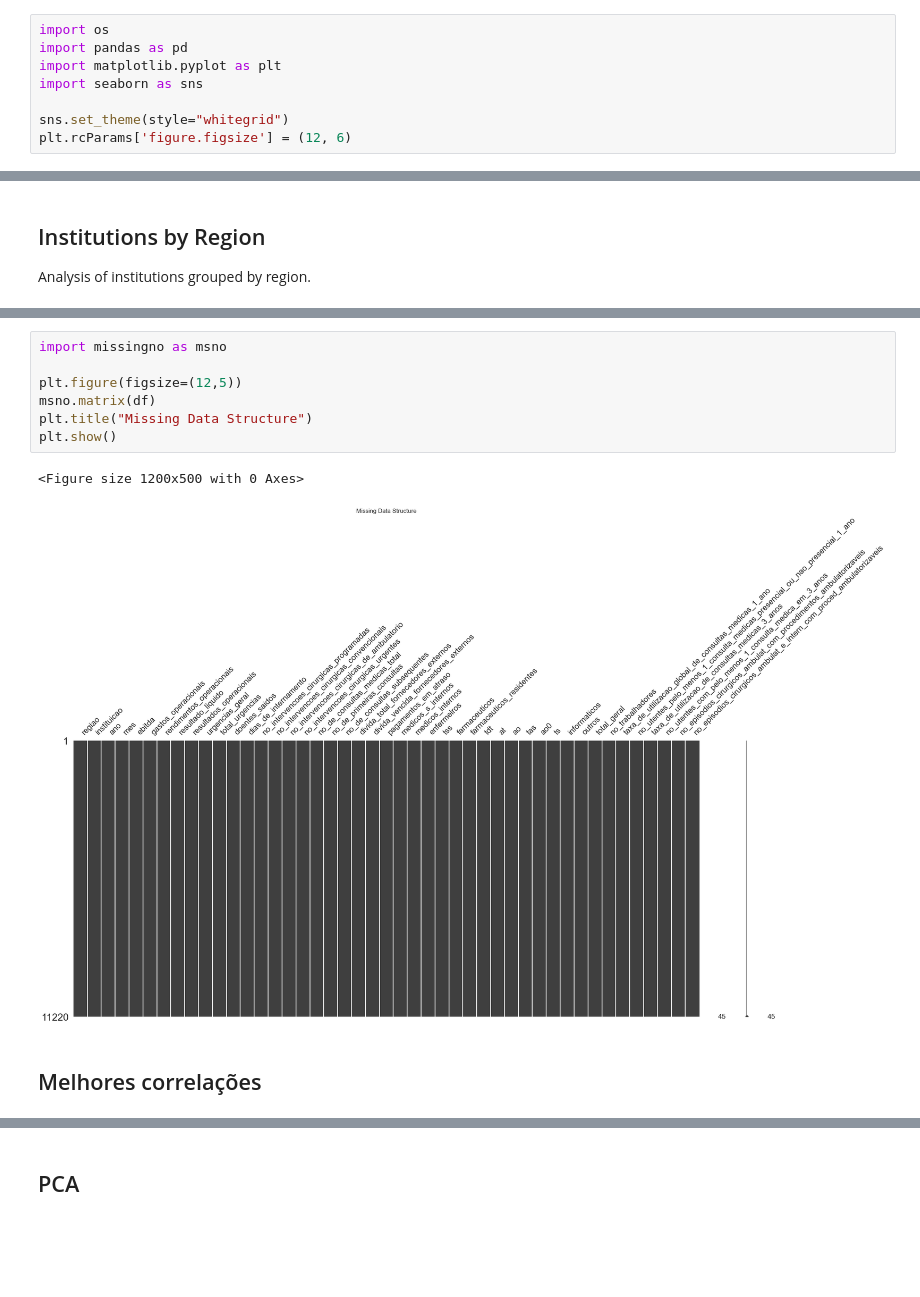
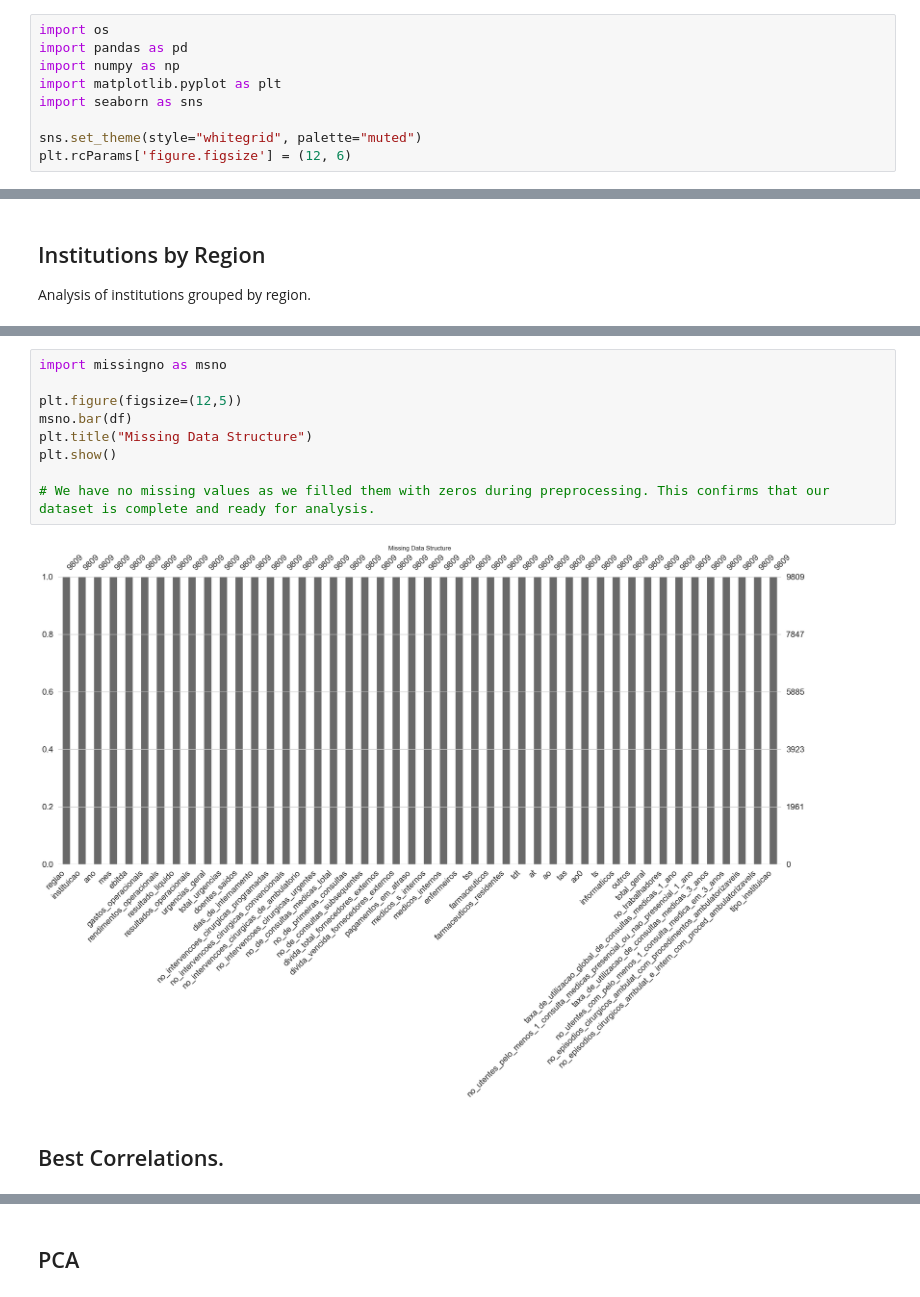
Before and after one commit to claudio3472/SNSDashboard, a Jupyter notebook: notebooks/master_analysis.ipynb, the cells around one changed output, grey strips where cells are left out. Cells and saved outputs as stored; diff of their text form; blank space fills up the shorter version.

Commit message:
alterations on EDA, joined preprocessing of master df

```diff
--- a/notebooks/master_analysis.ipynb
+++ b/notebooks/master_analysis.ipynb
@@ -4,8 +4,9 @@ Este notebook foca-se na análise detalhada do ficheiro `master_dataset.csv`, cr
 # %%
 import os
 import pandas as pd
+import numpy as np
 import matplotlib.pyplot as plt
 import seaborn as sns
 
-sns.set_theme(style="whitegrid")
+sns.set_theme(style="whitegrid", palette="muted")
 plt.rcParams['figure.figsize'] = (12, 6)
@@ -260,13 +268,14 @@ plt.show()
 # %%
 import missingno as msno
 
 plt.figure(figsize=(12,5))
-msno.matrix(df)
+msno.bar(df)
 plt.title("Missing Data Structure")
 plt.show()
+
+# We have no missing values as we filled them with zeros during preprocessing. This confirms that our dataset is complete and ready for analysis.
 # %% [output]
-<Figure size 1200x500 with 0 Axes>
-[figure, old version]
+[figure, new version]
-# %% [markdown]
-## Melhores correlações
+# %% [markdown]
+## Best Correlations.
 # %%
```
Also changed, not shown: parts of 25 cells of this notebook, 4 other files.
